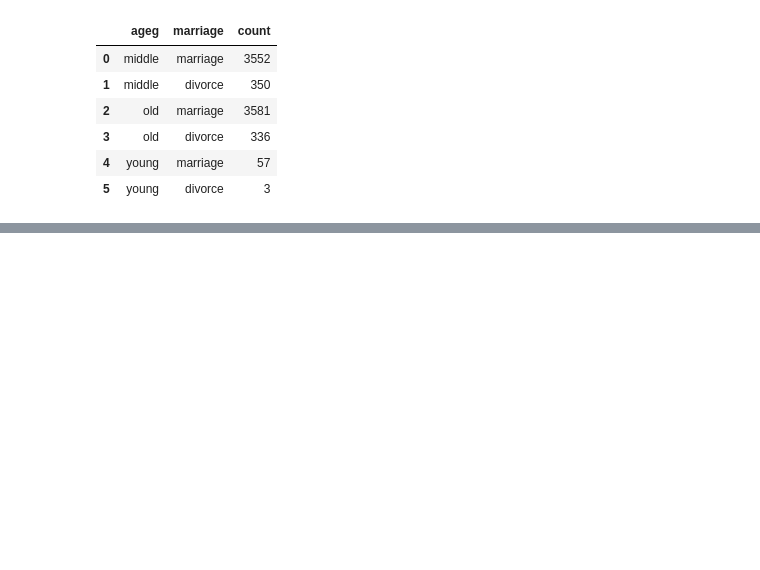
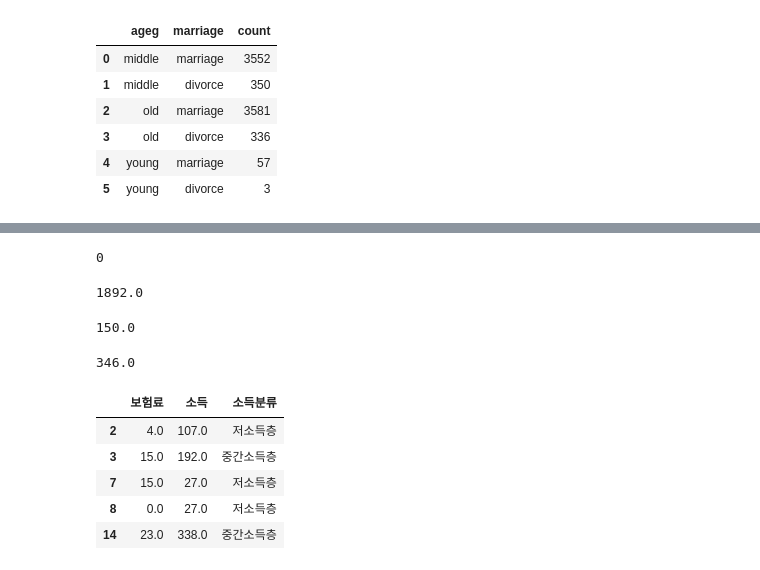
Before and after one commit to JinhoBa/PythonEx, a Jupyter notebook: big_data/bigdata1124.ipynb, the cells around one changed output, grey strips where cells are left out. Drawn from its saved outputs; the diff is of its cells as text; code cells hidden in the pictures; blank space fills up the shorter version.

```diff
--- a/big_data/bigdata1124.ipynb
+++ b/big_data/bigdata1124.ipynb
@@ -689,0 +706,4 @@ pivot_df[['young','middle','old']].plot.barh(stacked = True)
+# %%
+raw_welfare = pd.read_spss('Koweps_hpwc14_2019_beta2.sav')
+# %%
+welfare = raw_welfare.copy()
@@ -689,0 +728,30 @@ pivot_df[['young','middle','old']].plot.barh(stacked = True)
+# %%
+welfare['소득'].isna().sum()
+# %% [output]
+0
+# %%
+welfare['소득'].max()
+# %% [output]
+1892.0
+# %%
+p25 = cd['소득'].quantile(.25)
+p25
+# %% [output]
+150.0
+# %%
+p75 = cd['소득'].quantile(.75)
+p75
+# %% [output]
+346.0
+# %%
+cd['소득분류'] = np.where(cd['소득'] > 1000, '초고소득층',
+                   np.where(cd['소득'] > 346, '고소득층',
+                    np.where(cd['소득'] > 150 , '중간소득층', '저소득층')))
+cd.head()
+# %% [output]
+|  | 보험료 | 소득 | 소득분류 |
+| 2 | 4.0 | 107.0 | 저소득층 |
+| 3 | 15.0 | 192.0 | 중간소득층 |
+| 7 | 15.0 | 27.0 | 저소득층 |
+| 8 | 0.0 | 27.0 | 저소득층 |
+| 14 | 23.0 | 338.0 | 중간소득층 |
```
Also changed, not shown: parts of 38 cells of this notebook.
